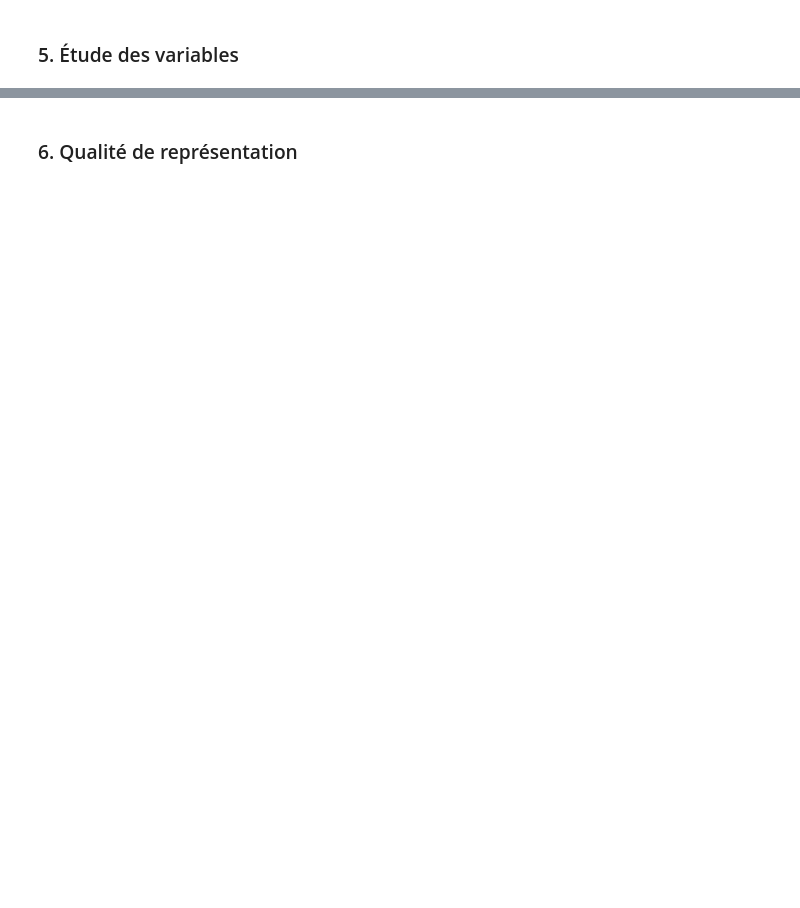
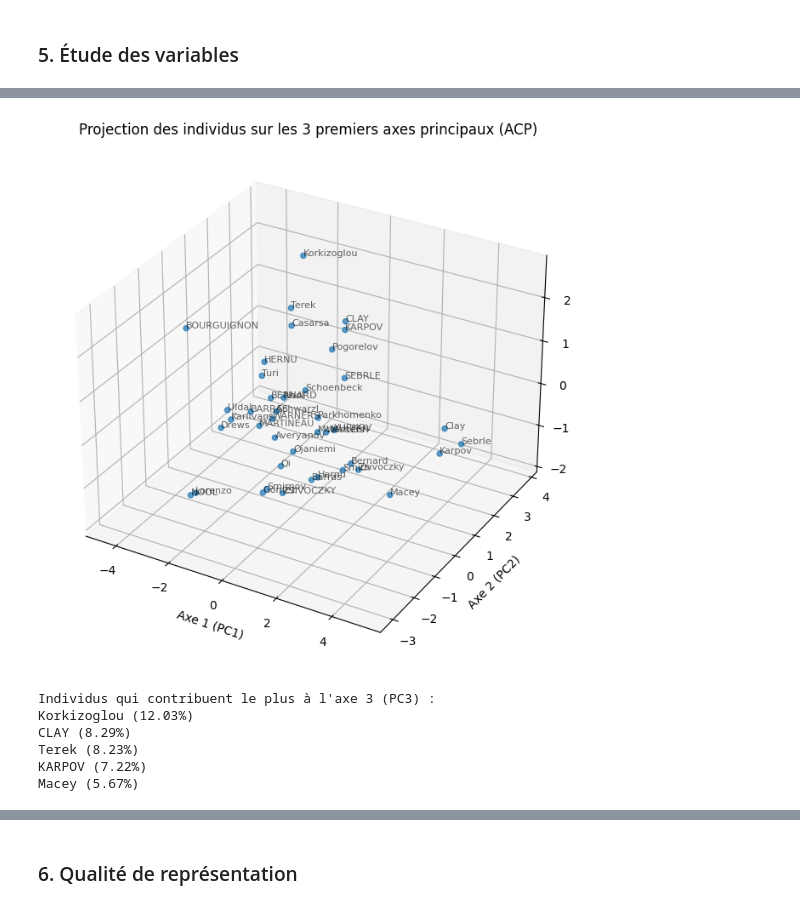
Before and after one commit to NiceSoyce/DS_Lab2, a Jupyter notebook: robert_thibault_lab2.ipynb, the cells around one changed output, grey strips where cells are left out. Saved outputs shown, nothing was run; the diff lists cells and outputs as text; code cells hidden in the pictures; blank space fills up the shorter version.

```diff
--- a/robert_thibault_lab2.ipynb
+++ b/robert_thibault_lab2.ipynb
@@ -121,0 +218,32 @@ On retient 6 axes principaux car ils expliquent 88.62% de la variance totale, ce
+# %%
+from mpl_toolkits.mplot3d import Axes3D
+
+# Projection des individus sur les trois premiers axes principaux (ACP)
+fig = plt.figure(figsize=(10, 8))
+ax = fig.add_subplot(111, projection='3d')
+ax.scatter(X_pca[:, 0], X_pca[:, 1], X_pca[:, 2], alpha=0.7)
+
+for i, name in enumerate(df["Athlets"]):
+    ax.text(X_pca[i, 0], X_pca[i, 1], X_pca[i, 2], name, fontsize=8, alpha=0.6)
+
+ax.set_xlabel("Axe 1 (PC1)")
+ax.set_ylabel("Axe 2 (PC2)")
+ax.set_zlabel("Axe 3 (PC3)")
+ax.set_title("Projection des individus sur les 3 premiers axes principaux (ACP)")
+plt.show()
+
+# Contribution des individus aux trois premiers axes
+contrib_PC3 = (X_pca[:, 2] ** 2) / np.sum(X_pca[:, 2] ** 2)
+top_PC3 = np.argsort(contrib_PC3)[::-1][:5]
+
+print("Individus qui contribuent le plus à l'axe 3 (PC3) :")
+for idx in top_PC3:
+    print(f"{df['Athlets'].iloc[idx]} ({contrib_PC3[idx]*100:.2f}%)")
+# %% [output]
+[figure, added]
+Individus qui contribuent le plus à l'axe 3 (PC3) :
+Korkizoglou (12.03%)
+CLAY (8.29%)
+Terek (8.23%)
+KARPOV (7.22%)
+Macey (5.67%)
```
Also changed, not shown: parts of 8 cells of this notebook.
